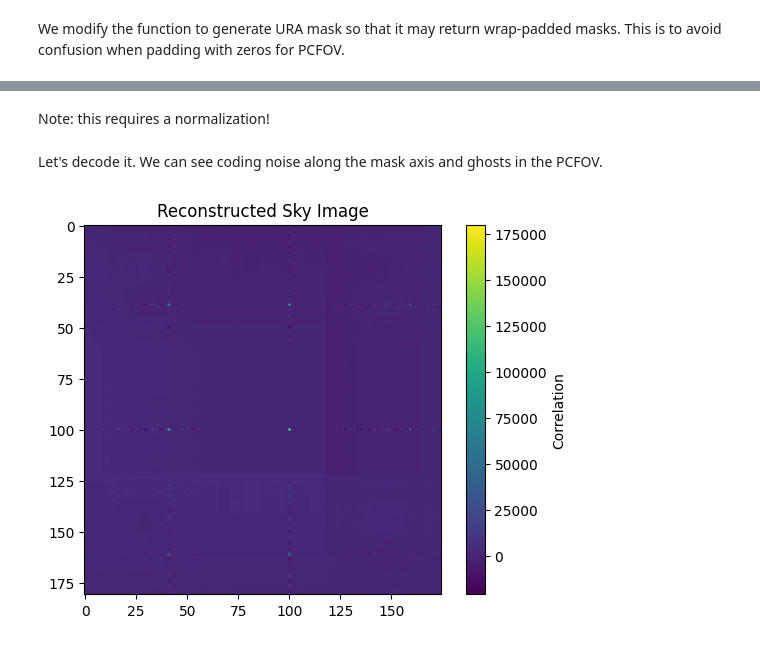
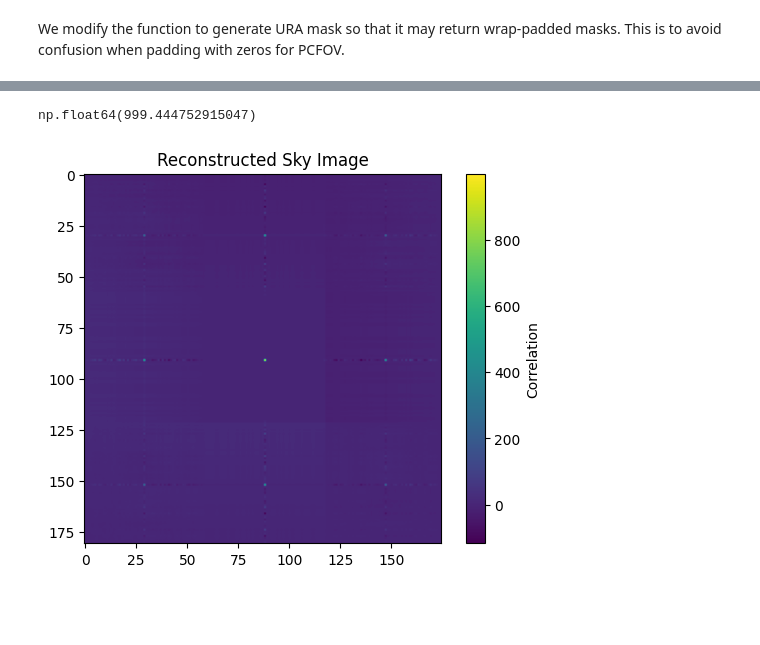
Before and after one commit to peppedilillo/masks, a Jupyter notebook: notebooks/12_pcfov_2d.ipynb, the cells around one changed output, grey strips where cells are left out. Drawn from its saved outputs; the diff is of its cells as text; code cells hidden in the pictures; blank space fills up the shorter version.

```diff
--- a/notebooks/12_pcfov_2d.ipynb
+++ b/notebooks/12_pcfov_2d.ipynb
@@ -82,6 +142,7 @@ Now we generate a source
-# %%
-n, m = a.shape
-source = np.zeros((n - n // 4, m - m // 4))
-source[100, 100] = 100
+# %%
+sky = ura.get_sky_canvas()
+for source in [(ura.r // 2 + ura.r, ura.s // 2 + ura.s, 1000)]:
+    x, y, counts = source
+    sky[x, y] = counts
 # %%
 fig, ax = plt.subplots(1, 1)
@@ -102,0 +155,2 @@ detector = encode(source, a)
+# %%
+detector = ura.encode(sky)
@@ -111,4 +168,0 @@ plt.show()
-# %% [markdown]
-Note: this requires a normalization!
-# %% [markdown]
-Let's decode it. We can see coding noise along the mask axis and ghosts in the PCFOV.
@@ -122,8 +169,15 @@ source_ = cross_correlation(detector, g)
+# %%
+np.sum(detector)
+# %% [output]
+np.float64(999.444752915047)
+# %%
+reconstructed = ura.decode(detector, balanced=False)
+balanced_ = ura.decode(detector, balanced=True)
 # %%
 fig, ax = plt.subplots(1, 1)
-c0 = ax.imshow(source_)
+c0 = ax.imshow(reconstructed)
 fig.colorbar(c0, ax=ax, label="Correlation")
 ax.set_title("Reconstructed Sky Image")
 plt.show()
 # %% [output]
-[figure, old version]
+[figure, new version]
```
Also changed, not shown: parts of 24 cells of this notebook, 1 other file.
